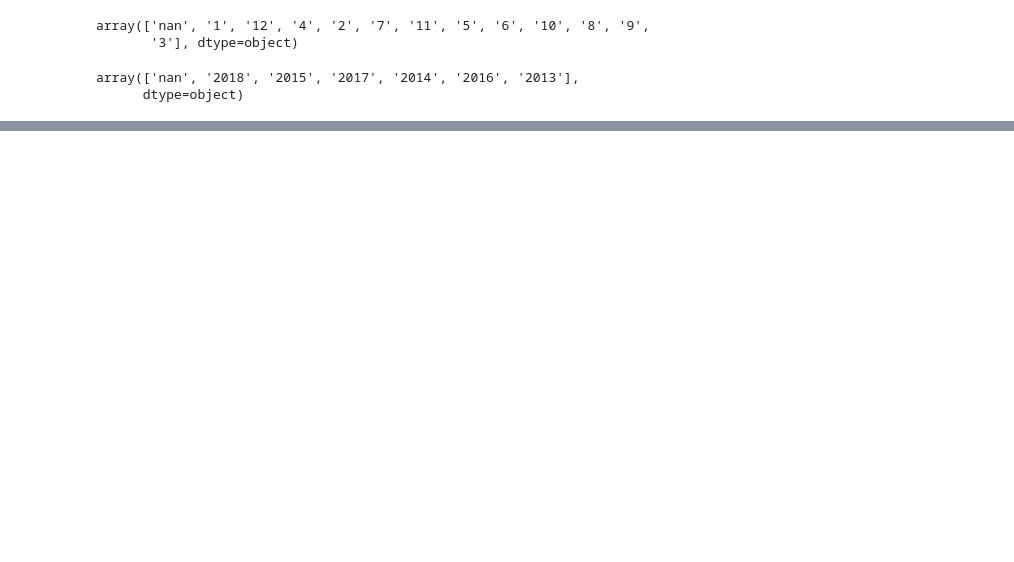
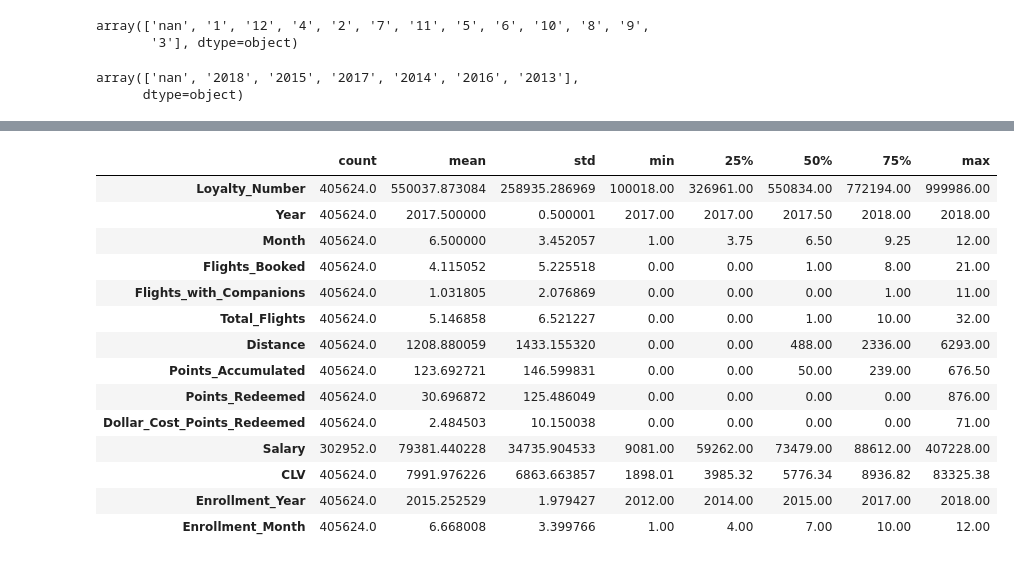
Before and after one commit to Adalab/bda-modulo-3-evaluacion-final-BiancaGemarR, a Jupyter notebook: eda_evaluacion.ipynb, the cells around one changed output, grey strips where cells are left out. Cells and saved outputs as stored; diff of their text form; code cells hidden in the pictures; blank space fills up the shorter version.

```diff
--- a/eda_evaluacion.ipynb
+++ b/eda_evaluacion.ipynb
@@ -338,3 +418,5 @@ df_history['Cancellation Year'].unique()
 # %% [output]
 array(['nan', '2018', '2015', '2017', '2014', '2016', '2013'],
       dtype=object)
+# %%
+df_history.drop(columns='Country', axis=1, inplace=True) #inplace True hace lo mismo que guardar la variable
@@ -340,0 +444,3 @@ array(['nan', '2018', '2015', '2017', '2014', '2016', '2013'],
+# %%
+df_history['Salary'] = df_history['Salary'].abs() #abs convierte el valor en absoluto y por eso desaparece el negativo
+df_history['Salary']
@@ -340,0 +465,2 @@ array(['nan', '2018', '2015', '2017', '2014', '2016', '2013'],
+# %%
+df_history['Education'] = df_history['Education'].replace({"High School or Below":"High_School_or_Below"})
@@ -340,0 +551,2 @@ array(['nan', '2018', '2015', '2017', '2014', '2016', '2013'],
+# %%
+df_merged = pd.merge(df_activity, df_history, on='Loyalty_Number')
@@ -340,0 +571,18 @@ array(['nan', '2018', '2015', '2017', '2014', '2016', '2013'],
+# %%
+df_merged.describe().T
+# %% [output]
+|  | count | mean | std | min | 25% | 50% | 75% | max |
+| Loyalty_Number | 405624.0 | 550037.873084 | 258935.286969 | 100018.00 | 326961.00 | 550834.00 | 772194.00 | 999986.00 |
+| Year | 405624.0 | 2017.500000 | 0.500001 | 2017.00 | 2017.00 | 2017.50 | 2018.00 | 2018.00 |
+| Month | 405624.0 | 6.500000 | 3.452057 | 1.00 | 3.75 | 6.50 | 9.25 | 12.00 |
+| Flights_Booked | 405624.0 | 4.115052 | 5.225518 | 0.00 | 0.00 | 1.00 | 8.00 | 21.00 |
+| Flights_with_Companions | 405624.0 | 1.031805 | 2.076869 | 0.00 | 0.00 | 0.00 | 1.00 | 11.00 |
+| Total_Flights | 405624.0 | 5.146858 | 6.521227 | 0.00 | 0.00 | 1.00 | 10.00 | 32.00 |
+| Distance | 405624.0 | 1208.880059 | 1433.155320 | 0.00 | 0.00 | 488.00 | 2336.00 | 6293.00 |
+| Points_Accumulated | 405624.0 | 123.692721 | 146.599831 | 0.00 | 0.00 | 50.00 | 239.00 | 676.50 |
+| Points_Redeemed | 405624.0 | 30.696872 | 125.486049 | 0.00 | 0.00 | 0.00 | 0.00 | 876.00 |
+| Dollar_Cost_Points_Redeemed | 405624.0 | 2.484503 | 10.150038 | 0.00 | 0.00 | 0.00 | 0.00 | 71.00 |
+| Salary | 302952.0 | 79381.440228 | 34735.904533 | 9081.00 | 59262.00 | 73479.00 | 88612.00 | 407228.00 |
+| CLV | 405624.0 | 7991.976226 | 6863.663857 | 1898.01 | 3985.32 | 5776.34 | 8936.82 | 83325.38 |
+| Enrollment_Year | 405624.0 | 2015.252529 | 1.979427 | 2012.00 | 2014.00 | 2015.00 | 2017.00 | 2018.00 |
+| Enrollment_Month | 405624.0 | 6.668008 | 3.399766 | 1.00 | 4.00 | 7.00 | 10.00 | 12.00 |
```
Also changed, not shown: parts of 42 cells of this notebook, 3 other files.
